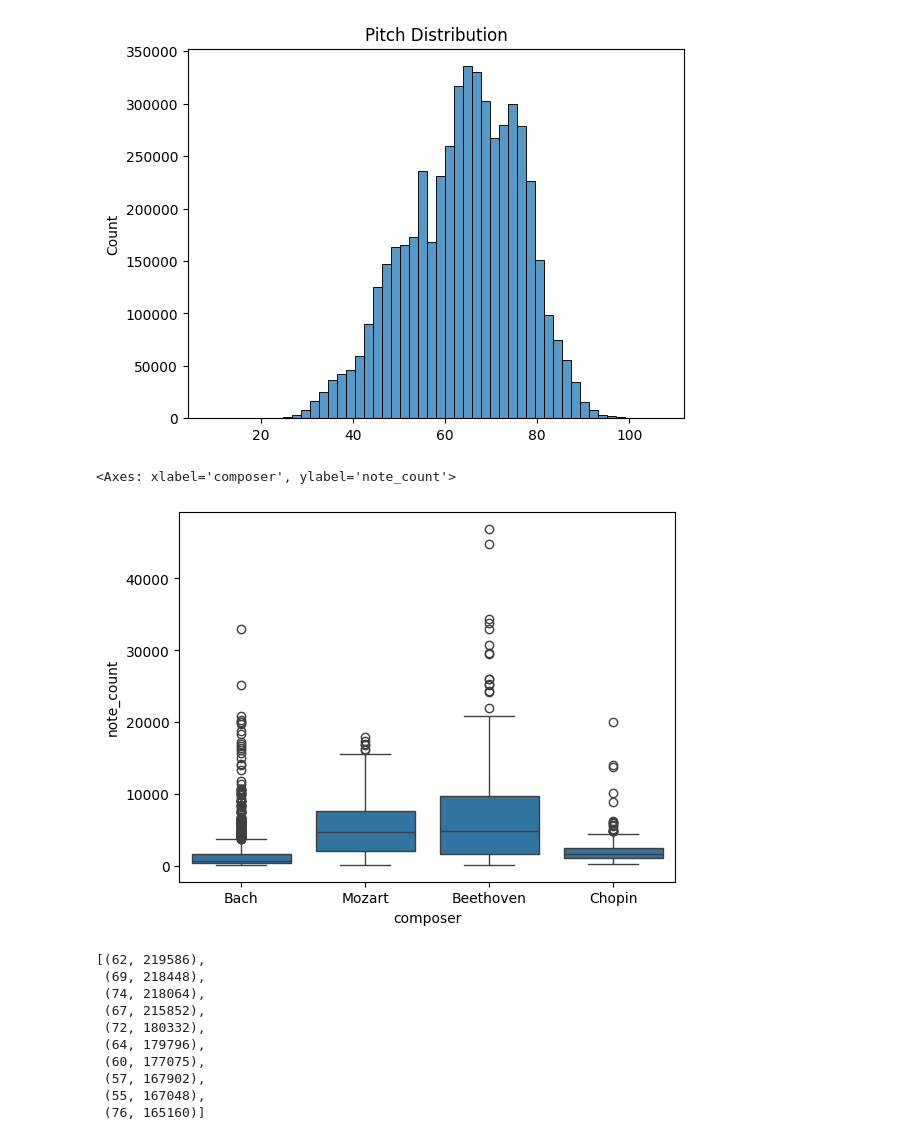
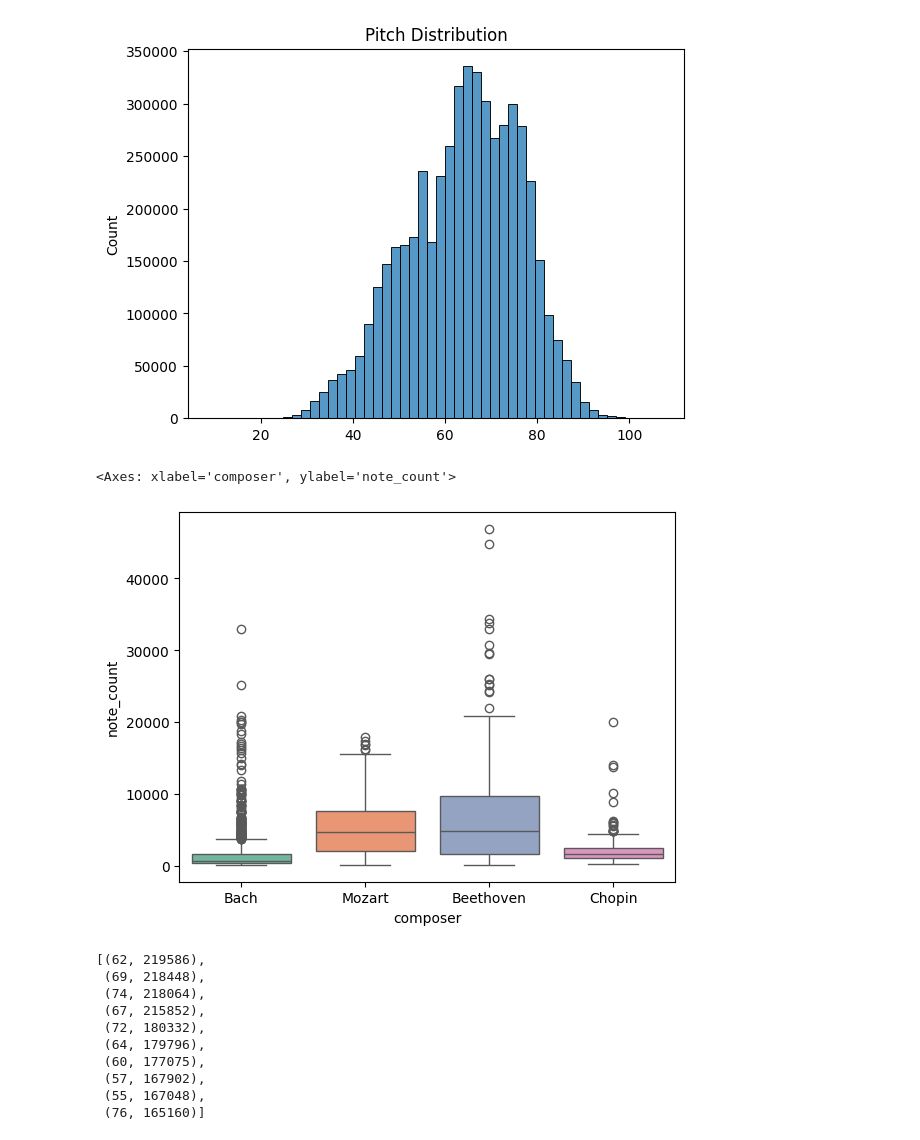
Before and after one commit to littlecl42/AAI-511-03_Group2, a Jupyter notebook: notebooks/GroupProject_LSTM.ipynb, the cells around one changed output. Cells and saved outputs as stored; diff of their text form; code cells hidden in the pictures.

```diff
--- a/notebooks/GroupProject_LSTM.ipynb
+++ b/notebooks/GroupProject_LSTM.ipynb
@@ -381,10 +369,10 @@ Text(0.5, 1.0, 'Pitch Distribution')
 # %%
 #@title Composer-wise Note Count
 df['note_count'] = df['notes'].apply(len)
-sns.boxplot(data=df, x='composer', y='note_count')
+sns.boxplot(data=df, x='composer', y='note_count', hue='composer', palette='Set2', legend=False)
 # %% [output]
 <Axes: xlabel='composer', ylabel='note_count'>
-[figure, old version]
+[figure, new version]
 # %%
 #@title Top N Most Frequent Pitches
 from collections import Counter
```
Also changed, not shown: parts of 4 cells of this notebook.
